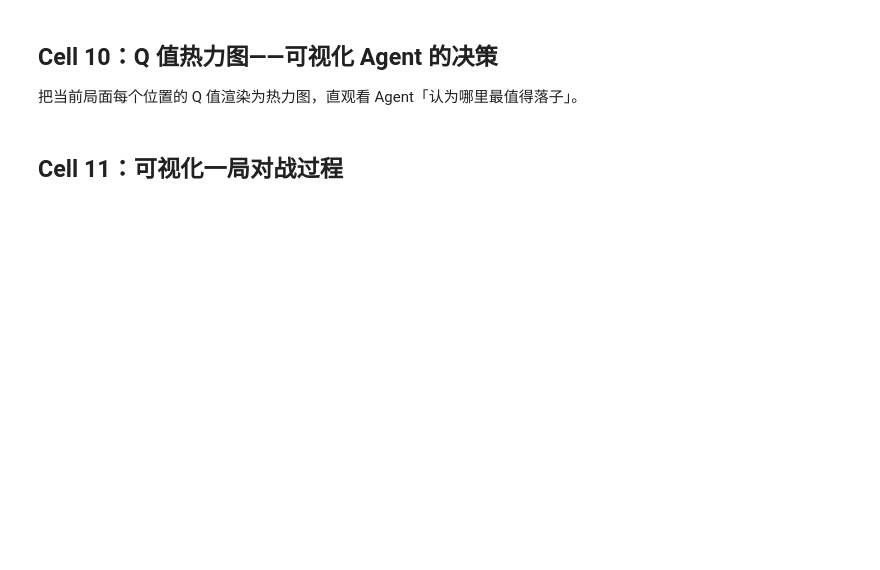
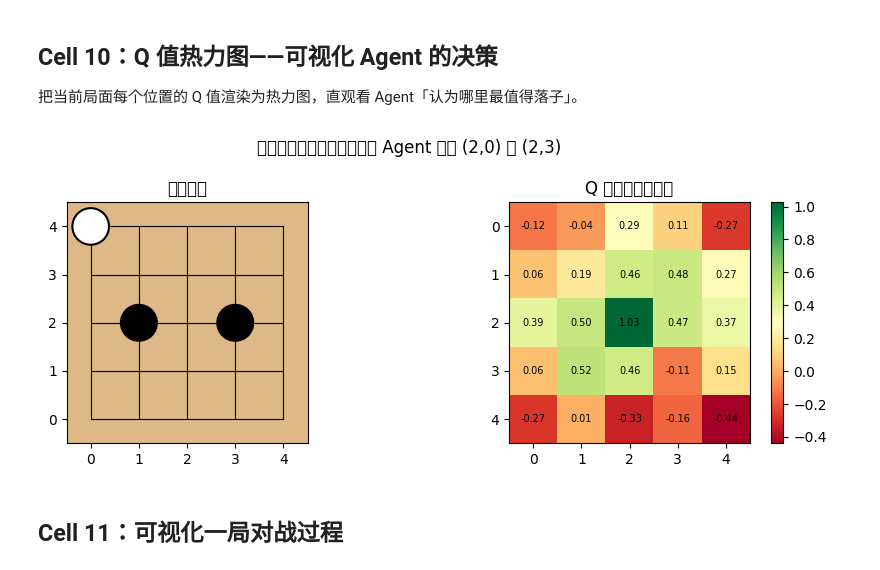
Before and after one commit to urakalee/RLStudy, a Jupyter notebook: phase1_gomoku/02_q_learning.ipynb, the cells around one changed output. Drawn from its saved outputs; the diff is of its cells as text; code cells hidden in the pictures; blank space fills up the shorter version.

```diff
--- a/phase1_gomoku/02_q_learning.ipynb
+++ b/phase1_gomoku/02_q_learning.ipynb
@@ -635,35 +629,41 @@ def show_q_heatmap(agent: DQNAgent, board: np.ndarray, player: int, title: str =
     # 棋盘
     ax1.set_facecolor('#DEB887')
     for i in range(n):
         ax1.plot([0,n-1],[i,i],'k-',lw=0.8); ax1.plot([i,i],[0,n-1],'k-',lw=0.8)
     for r in range(n):
         for c in range(n):
             if board[r,c] == 1:
                 ax1.add_patch(plt.Circle((c,n-1-r),0.38,color='black',zorder=3))
             elif board[r,c] == -1:
                 ax1.add_patch(plt.Circle((c,n-1-r),0.38,color='white',zorder=3))
                 ax1.add_patch(plt.Circle((c,n-1-r),0.38,color='black',fill=False,lw=1.5,zorder=4))
     ax1.set_xlim(-0.5,n-0.5); ax1.set_ylim(-0.5,n-0.5)
     ax1.set_aspect('equal'); ax1.set_title('当前棋局')
 
     # 热力图
     im = ax2.imshow(np.flipud(q_map), cmap='RdYlGn', aspect='equal')
     for r in range(n):
         for c in range(n):
             ax2.text(c, n-1-r, f'{q_map[r,c]:.2f}', ha='center', va='center', fontsize=7)
     fig.colorbar(im, ax=ax2)
     ax2.set_title(f'Q 值（{"黑" if player==1 else "白"}方视角）')
 
     plt.suptitle(title); plt.tight_layout(); plt.show()
 
 
 # 示例：黑棋横向两连，Agent 是否会选择延伸？
 demo = np.zeros((5,5), dtype=np.int8)
-demo[2,1] = 1; demo[2,2] = 1   # 黑棋两连
-demo[0,0] = -1                   # 白棋一子
+# 黑棋两连
+demo[2,1] = 1
+demo[2,3] = 1
+# 白棋一子
+demo[0,0] = -1
+#demo[0,1] = -1
 
 show_q_heatmap(agent, demo, player=1,
                title="示例：黑棋横向两连，期望 Agent 偏好 (2,0) 或 (2,3)")
+# %% [output]
+[figure, added]
 # %% [markdown]
 ## Cell 11：可视化一局对战过程
 # %%
```
Also changed, not shown: parts of 4 cells of this notebook.
